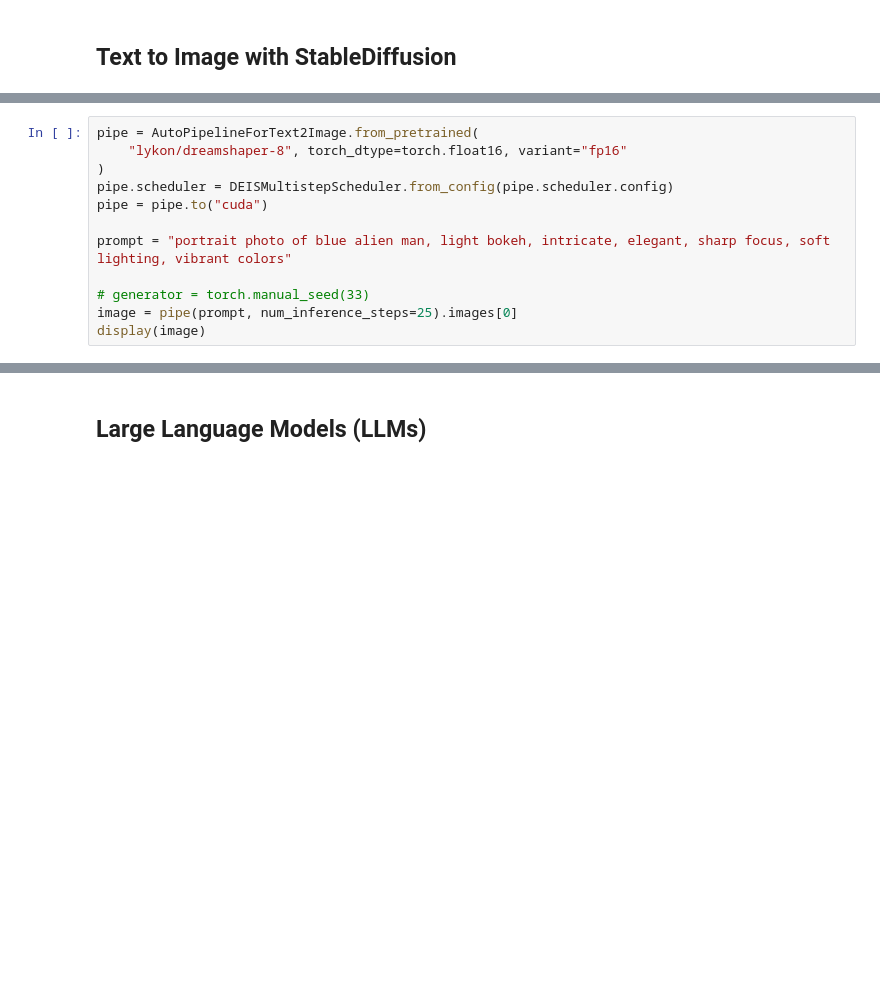
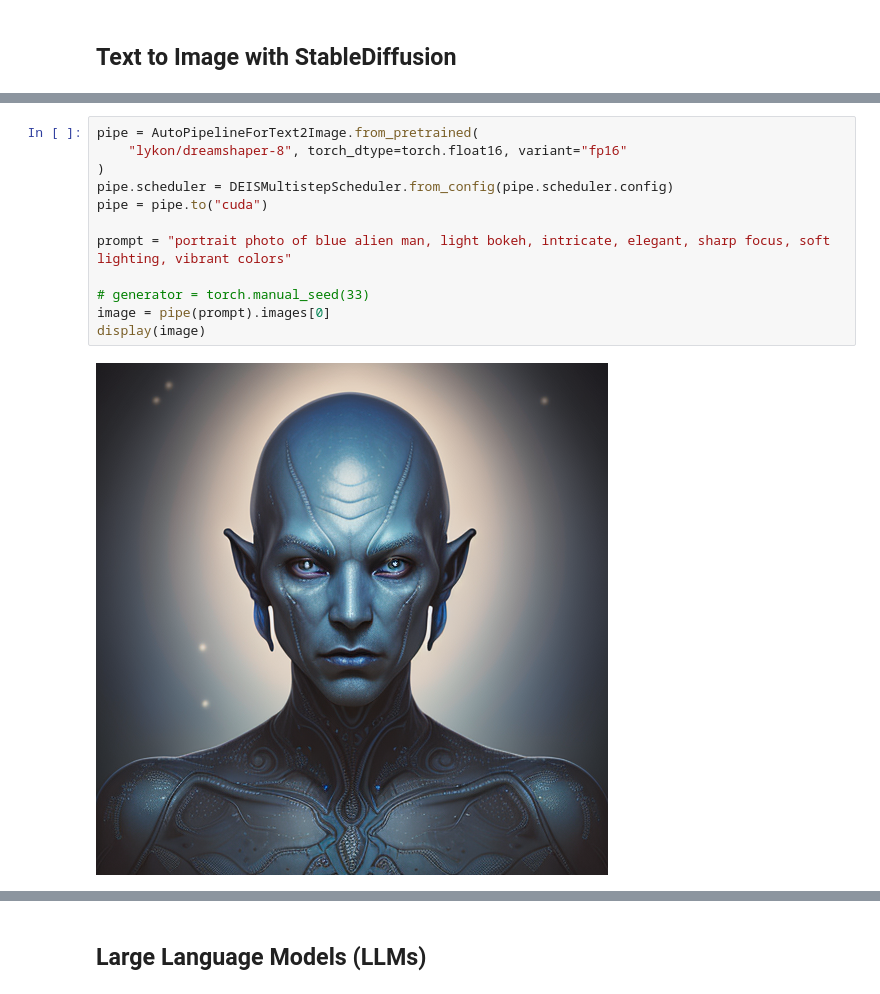
Before and after one commit to creativetechnologylab/generative-ai-workshop, a Jupyter notebook: code/generative-ai.ipynb, the cells around one changed output, grey strips where cells are left out. Saved outputs shown, nothing was run; the diff lists cells and outputs as text; blank space fills up the shorter version.

```diff
--- a/code/generative-ai.ipynb
+++ b/code/generative-ai.ipynb
@@ -45,12 +59,14 @@ display(image)
 # %%
 pipe = AutoPipelineForText2Image.from_pretrained(
     "lykon/dreamshaper-8", torch_dtype=torch.float16, variant="fp16"
 )
 pipe.scheduler = DEISMultistepScheduler.from_config(pipe.scheduler.config)
 pipe = pipe.to("cuda")
 
 prompt = "portrait photo of blue alien man, light bokeh, intricate, elegant, sharp focus, soft lighting, vibrant colors"
 
 # generator = torch.manual_seed(33)
-image = pipe(prompt, num_inference_steps=25).images[0]
+image = pipe(prompt).images[0]
 display(image)
+# %% [output]
+[figure, added]
```
Also changed, not shown: parts of 19 cells of this notebook.
